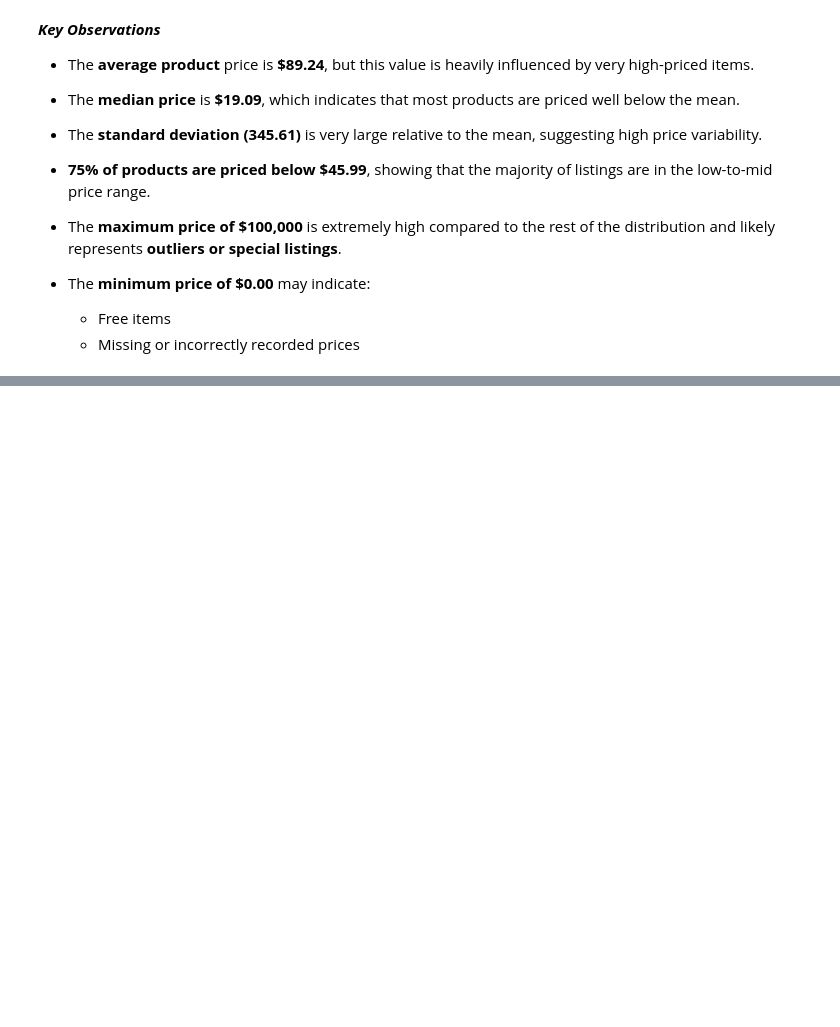
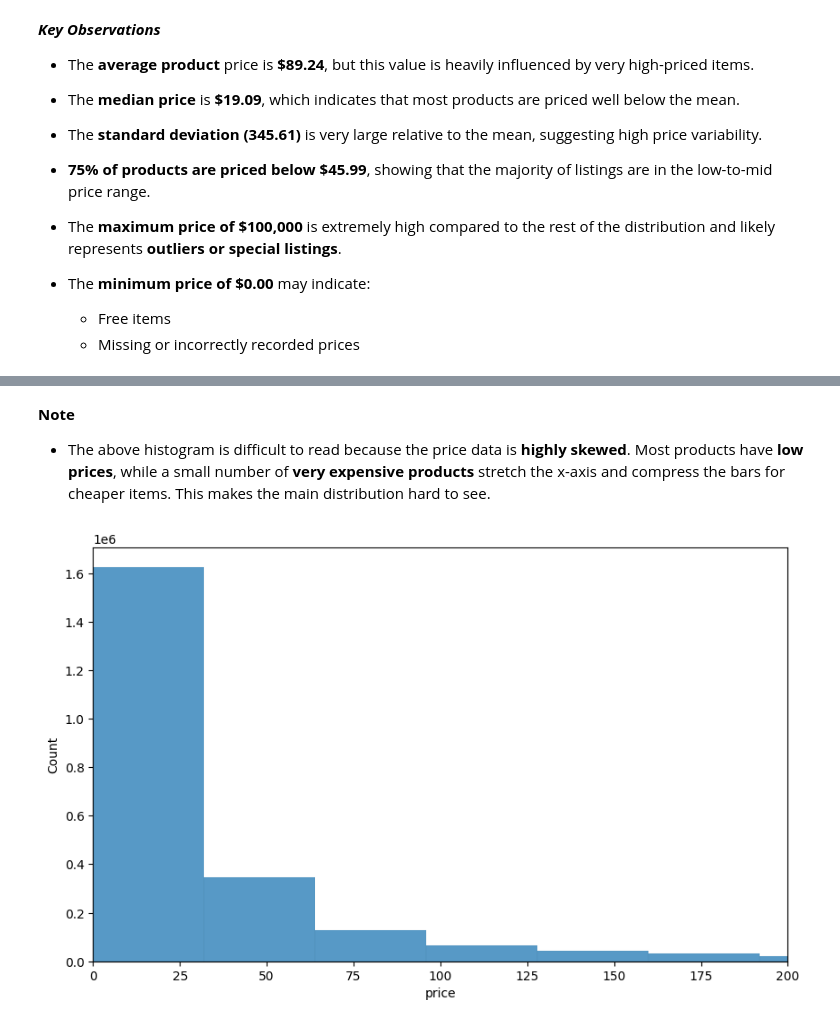
Before and after one commit to data-bootcamp-v4/lab-eda-univariate, a Jupyter notebook: lab-univariate-eda.ipynb, the cells around one changed output, grey strips where cells are left out. Drawn from its saved outputs; the diff is of its cells as text; code cells hidden in the pictures; blank space fills up the shorter version.

```diff
--- a/lab-univariate-eda.ipynb
+++ b/lab-univariate-eda.ipynb
@@ -414,0 +487,13 @@ NameError: name 'num_cols' is not defined
+# %% [markdown]
+**Note**
+
+- The above histogram is difficult to read because the price data is **highly skewed**. Most products have **low prices**, while a small number of **very expensive products** stretch the x-axis and compress the bars for cheaper items. This makes the main distribution hard to see.
+# %%
+# Limit Price range and improve readabillity
+
+plt.figure(figsize=(10, 6))
+sns.histplot(df.price, bins='auto')
+plt.xlim(0, 200)                        # Price range where products falls
+plt.show()
+# %% [output]
+[figure, added]
```
Also changed, not shown: parts of 39 cells of this notebook.
